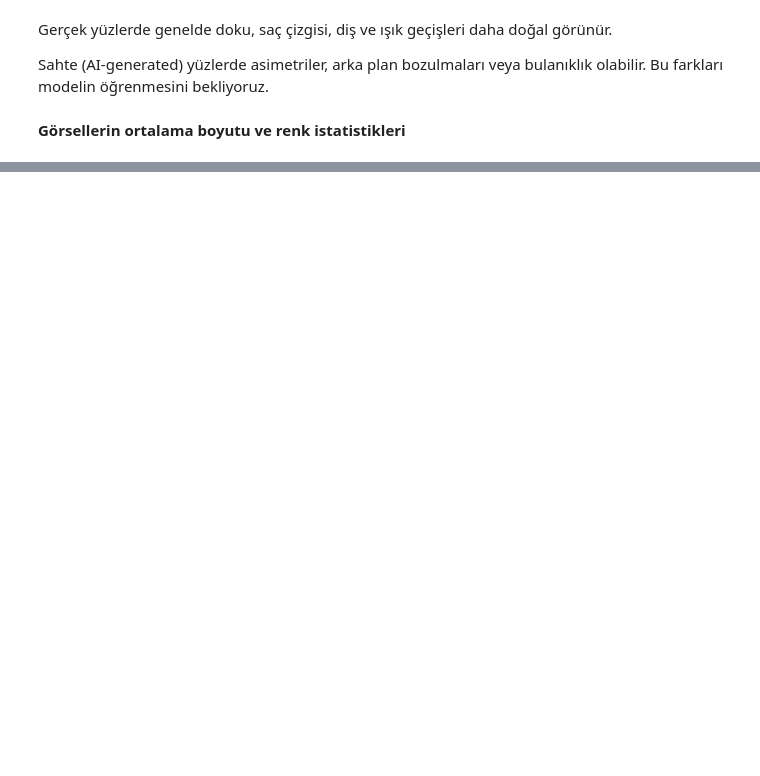
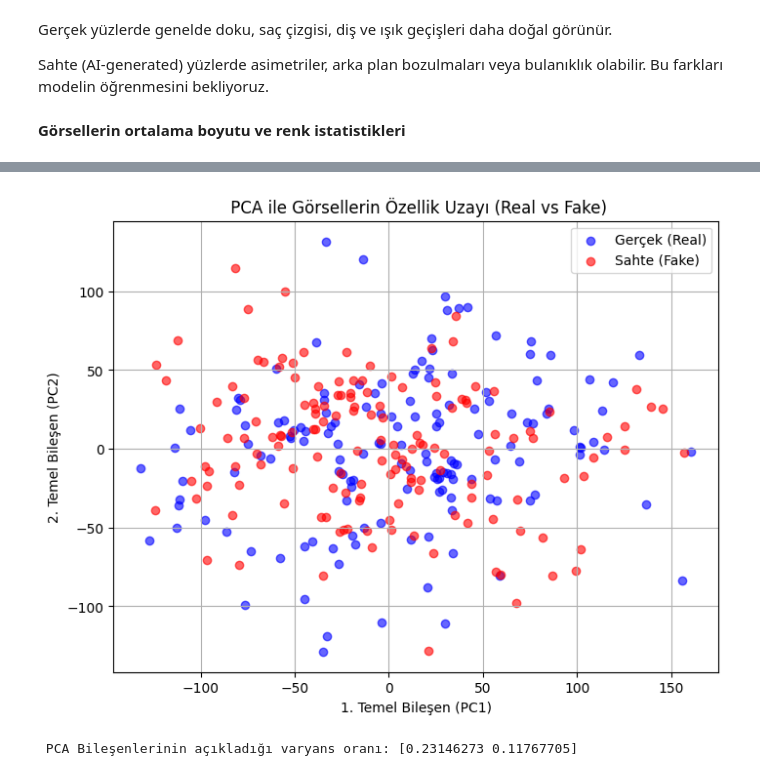
Before and after one commit to Seldarzu/ai-based-fake-image-detection, a Jupyter notebook: ai_ile_sahte_gorsel_tespiti.ipynb, the cells around one changed output, grey strips where cells are left out. Drawn from its saved outputs; the diff is of its cells as text; code cells hidden in the pictures; blank space fills up the shorter version.

```diff
--- a/ai_ile_sahte_gorsel_tespiti.ipynb
+++ b/ai_ile_sahte_gorsel_tespiti.ipynb
@@ -217,0 +473,54 @@ Sahte yüzler - Ortalama (Genişlik, Yükseklik, Parlaklık, Std): (np.float64(2
+# %%
+from sklearn.decomposition import PCA
+from sklearn.preprocessing import StandardScaler
+
+real_dir = os.path.join(train_dir, 'real')
+fake_dir = os.path.join(train_dir, 'fake')
+
+n_samples = 150
+
+def load_images_for_pca(folder, label, n):
+    data = []
+    labels = []
+    for f in random.sample(os.listdir(folder), n):
+        img_path = os.path.join(folder, f)
+        img = cv2.imread(img_path, cv2.IMREAD_GRAYSCALE)
+        if img is None:
+            continue
+        img = cv2.resize(img, (128,128))  # boyut sabitle
+        img = img.flatten() / 255.0       # normalize + düzleştir
+        data.append(img)
+        labels.append(label)
+    return np.array(data), np.array(labels)
+
+#  Görselleri yükle
+real_data, real_labels = load_images_for_pca(real_dir, 0, n_samples)
+fake_data, fake_labels = load_images_for_pca(fake_dir, 1, n_samples)
+
+#  Veriyi birleştir
+X = np.concatenate([real_data, fake_data], axis=0)
+y = np.concatenate([real_labels, fake_labels], axis=0)
+
+#  Standartlaştırma (ortalama=0, varyans=1)
+scaler = StandardScaler()
+X_scaled = scaler.fit_transform(X)
+
+#  PCA (2 boyuta indirgeme)
+pca = PCA(n_components=2)
+X_pca = pca.fit_transform(X_scaled)
+
+#  Görselleştirme
+plt.figure(figsize=(8,6))
+plt.scatter(X_pca[y==0,0], X_pca[y==0,1], alpha=0.6, label='Gerçek (Real)', color='blue')
+plt.scatter(X_pca[y==1,0], X_pca[y==1,1], alpha=0.6, label='Sahte (Fake)', color='red')
+plt.title(" PCA ile Görsellerin Özellik Uzayı (Real vs Fake)")
+plt.xlabel("1. Temel Bileşen (PC1)")
+plt.ylabel("2. Temel Bileşen (PC2)")
+plt.legend()
+plt.grid(True)
+plt.show()
+
+print(" PCA Bileşenlerinin açıkladığı varyans oranı:", pca.explained_variance_ratio_)
+# %% [output]
+[figure, added]
+ PCA Bileşenlerinin açıkladığı varyans oranı: [0.23146273 0.11767705]
```
Also changed, not shown: parts of 65 cells of this notebook.
